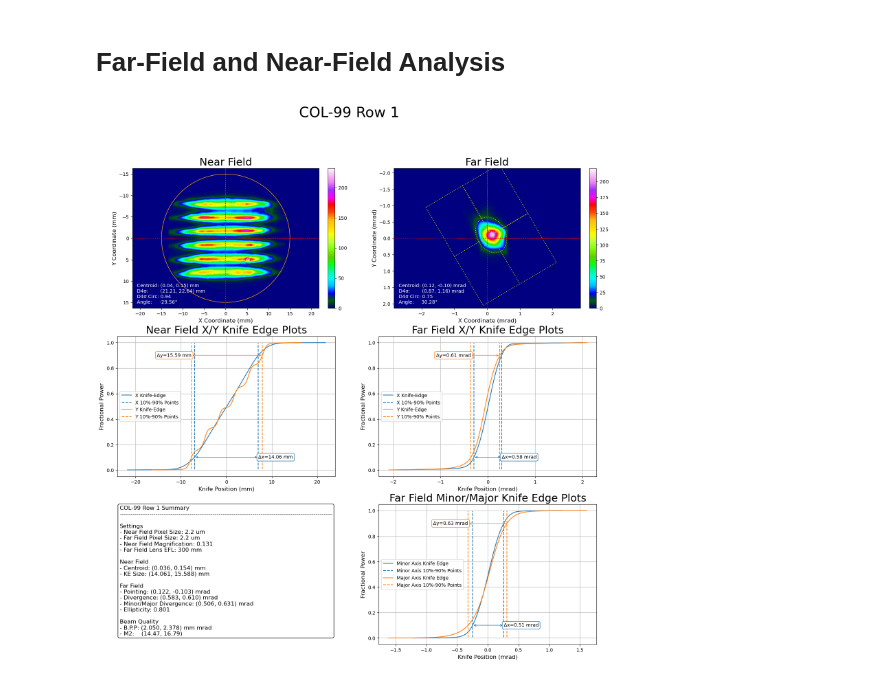
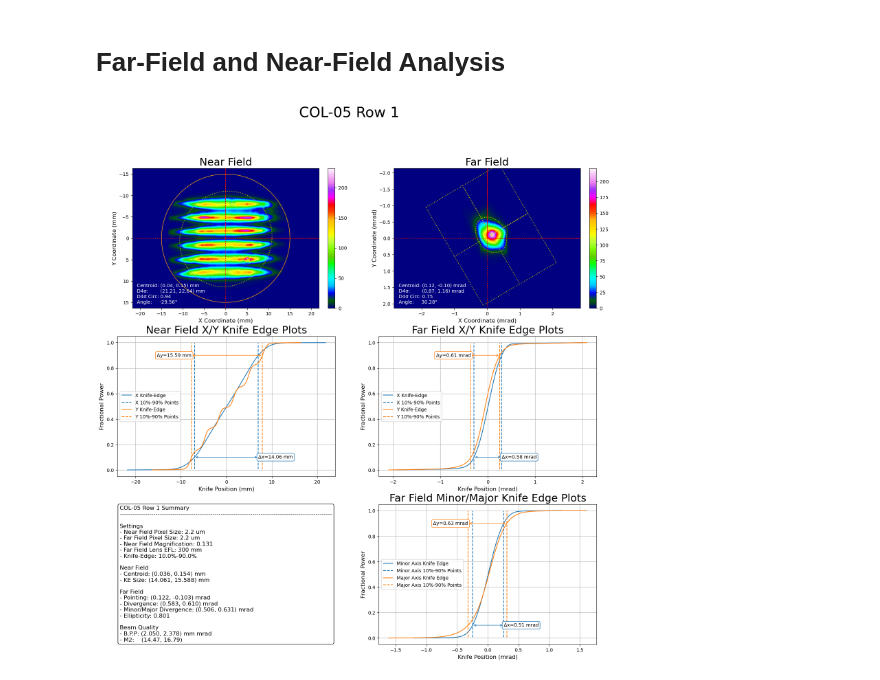
Before and after one commit to ryantro/laserbeamtools, a Jupyter notebook: docs/LBT-03-Near-And-Far-Field.ipynb, the cells around one changed output. Drawn from its saved outputs; the diff is of its cells as text; code cells hidden in the pictures.

Commit message:
Added report_gen file
Near Field and Far Field summary reports can now be generated using the methods in report_gen.

```diff
--- a/docs/LBT-03-Near-And-Far-Field.ipynb
+++ b/docs/LBT-03-Near-And-Far-Field.ipynb
@@ -75,7 +73,7 @@ class Beam_profile:
 
         """
         # Check that the value is within  limits
-        if precrop_fraction <= 0 or precrop_fraction > 0.9:
+        if precrop_fraction < 0 or precrop_fraction > 0.9:
             raise ValueError('precrop_fraction must be positive and less than 0.9.')
 
         # Crop half width
@@ -190,7 +188,10 @@ class Beam_profile:
 
         return
 # %%
-def near_and_far_profiles(nf_img, ff_img, title='COL-XX', nf_pixel_size=2.2, nf_mag=0.59, nf_scale_down=1000, nf_units='µm', ff_pixel_size=2.2, ff_lens=80, ff_units='mrad', kep=[0.10,0.90], precrop=0.7):
+def near_and_far_profiles(nf_img, ff_img, title='COL-XX',
+                          nf_pixel_size=2.2, nf_mag=0.59, nf_scale_down=1000, nf_units='µm',
+                          ff_pixel_size=2.2, ff_lens=80, ff_units='mrad',
+                          kep=[0.10,0.90], ffprecrop=0.7, nfprecrop=0.0, save=True):
     """
 
     Args:
@@ -204,7 +205,8 @@ def near_and_far_profiles(nf_img, ff_img, title='COL-XX', nf_pixel_size=2.2, nf_
     ff = Beam_profile(ff_img, title='Far Field', pixel_size=(ff_pixel_size/ff_lens), units=ff_units)
 
     # Run calcs on objects
-    ff.precrop(precrop)
+    nf.precrop(nfprecrop)
+    ff.precrop(ffprecrop)
     nf.beam_size()
     ff.beam_size()
 
@@ -228,14 +230,18 @@ def near_and_far_profiles(nf_img, ff_img, title='COL-XX', nf_pixel_size=2.2, nf_
         im = axs[0,i].imshow(xf.wimg, extent=extent, cmap=xf.cmap) #, cmap='gist_ncar')
         plt.colorbar(im, ax=axs[0,i], fraction=0.046 * xf.v_s / xf.h_s, pad=0.04)
 
+        # Ellipse array
+        xp,yp = lbs.ellipse_arrays(xf.x, xf.y, xf.dx, xf.dy, xf.phi) * xf.scale
+        axs[0,i].plot(xp-xf.h_s/2,yp-xf.v_s/2,':y')
+
         if i == 1:
             # Rectangular array
             xp,yp = lbs.rotated_rect_arrays(xf.x, xf.y, xf.dx, xf.dy, xf.phi) * xf.scale
             axs[0,i].plot(xp-xf.h_s/2,yp-xf.v_s/2,':y')
 
-            # Ellipse array
-            xp,yp = lbs.ellipse_arrays(xf.x, xf.y, xf.dx, xf.dy, xf.phi) * xf.scale
-            axs[0,i].plot(xp-xf.h_s/2,yp-xf.v_s/2,':y')
+            # # Ellipse array
+            # xp,yp = lbs.ellipse_arrays(xf.x, xf.y, xf.dx, xf.dy, xf.phi) * xf.scale
+            # axs[0,i].plot(xp-xf.h_s/2,yp-xf.v_s/2,':y')
 
             # Axes array
             xp, yp = lbs.axes_arrays(xf.x, xf.y, xf.dx, xf.dy, xf.phi) * xf.scale
@@ -359,6 +365,7 @@ def near_and_far_profiles(nf_img, ff_img, title='COL-XX', nf_pixel_size=2.2, nf_
     s6 = '- Far Field Pixel Size: %.1f um' % ff_pixel_size
     s7 = '- Near Field Magnification: %.3f' % nf_mag
     s8 = '- Far Field Lens EFL: %.0f mm' % ff_lens
+    s9 = '- Knife-Edge: {}%-{}%'.format((kep[0]*100), (kep[1]*100))
 
 
     l1 = '\nNear Field'
@@ -368,37 +375,49 @@ def near_and_far_profiles(nf_img, ff_img, title='COL-XX', nf_pixel_size=2.2, nf_
     lf1 = '\nFar Field'
     lf2 = '- Pointing: (%.3f, %.3f) %s' % (ff.x*ff.scale - ff.h_s/2, ff.y*ff.scale - ff.v_s/2, ff.unit_str)
     lf3 = '- Divergence: (%.3f, %.3f) %s' % (ff.x_kew, ff.y_kew, ff.unit_str)
     lf4 = '- Minor/Major Divergence: (%.3f, %.3f) %s' % (np.min([ff.rotated.x_kew, ff.rotated.y_kew]), np.max([ff.rotated.x_kew, ff.rotated.y_kew]), ff.rotated.unit_str)
     lf5 = '- Ellipticity: %.3f' % ff.rotated.circ
 
     lb1 = '\nBeam Quality'
     xbpp = (ff.x_kew * nf.x_kew) / 4
     ybpp = (ff.y_kew * nf.y_kew) / 4
     lb2 = '- B.P.P: (%.3f, %.3f) %s %s' % (xbpp, ybpp, nf.unit_str, ff.unit_str)
     ms = 7.06
     lb3 = '- M2:    (%.2f, %.2f)' % (xbpp*ms, ybpp*ms)
 
     s_data = [l0, l01,
-              s1, s5, s6, s7, s8,
+              s1, s5, s6, s7, s8, s9,
               l1, l2, l3,
               lf1, lf2, lf3, lf4, lf5,
               lb1, lb2, lb3]
 
     s_data_str = '\n'.join(s_data)
 
     axs[2,0].text(0.01, 0.99, s_data_str, va='top', ha='left', fontsize=12, bbox=dict(facecolor='None', edgecolor='black', boxstyle='round'))
     axs[2,0].axis('off')
 
-
-    plt.savefig('test.png')
+    if save:
+        plt.savefig(title+'.png')
     plt.show()
 
     return
 
+# # Folder
+# folder = r'../tests/test_beam_profiles/BES/BLE_22'
 
-ff_img = lbs.load_img(folder+'/BE_All_FF.bmp')
-nf_img = lbs.load_img(folder+'/BE_All_NF.bmp')
+# # Load images into arrays
+# ff_img = lbs.load_img(folder+'/BE_All_FF.bmp')
+# nf_img = lbs.load_img(folder+'/BE_All_NF.bmp')
 
-near_and_far_profiles(nf_img, ff_img, title='COL-99 Row 1', ff_lens=300, nf_mag=0.1307, nf_scale_down=1000, nf_units='mm')
+# # Run analysis method
+# near_and_far_profiles(nf_img,
+#                           ff_img,
+#                           title='COL-05 Row 1',
+#                           ff_lens=300,
+#                           ff_units='mrad',
+#                           nf_mag=0.1307,
+#                           nf_scale_down=1000,
+#                           nf_units='mm'
+#                           )
 # %% [output]
-[figure, old version]
+[figure, new version]
```
Also changed, not shown: parts of 4 cells of this notebook, 18 other files.
